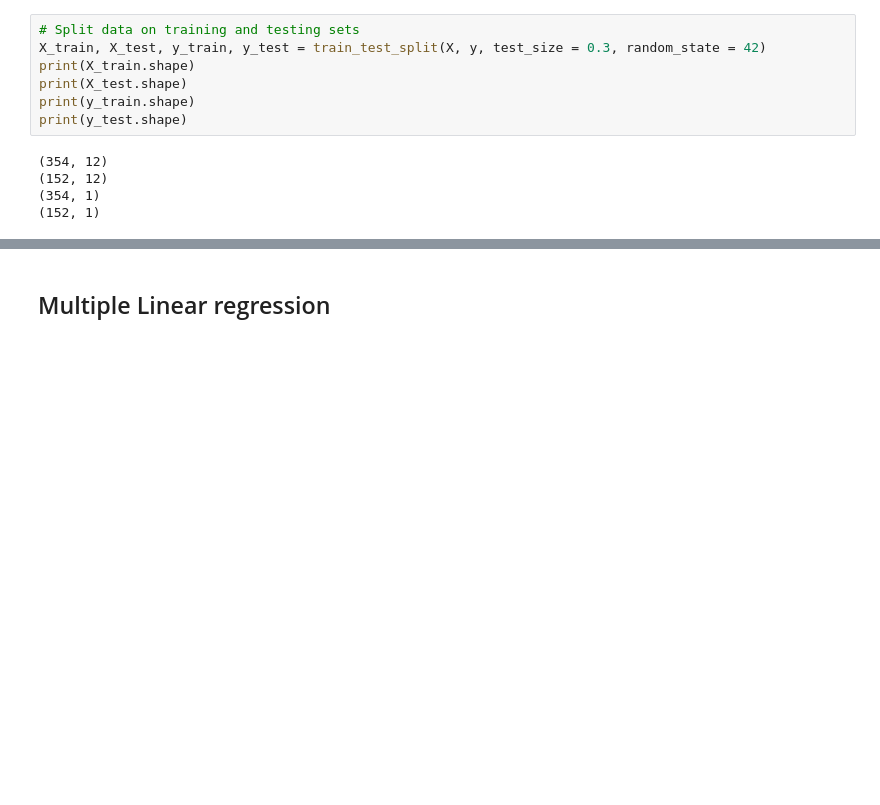
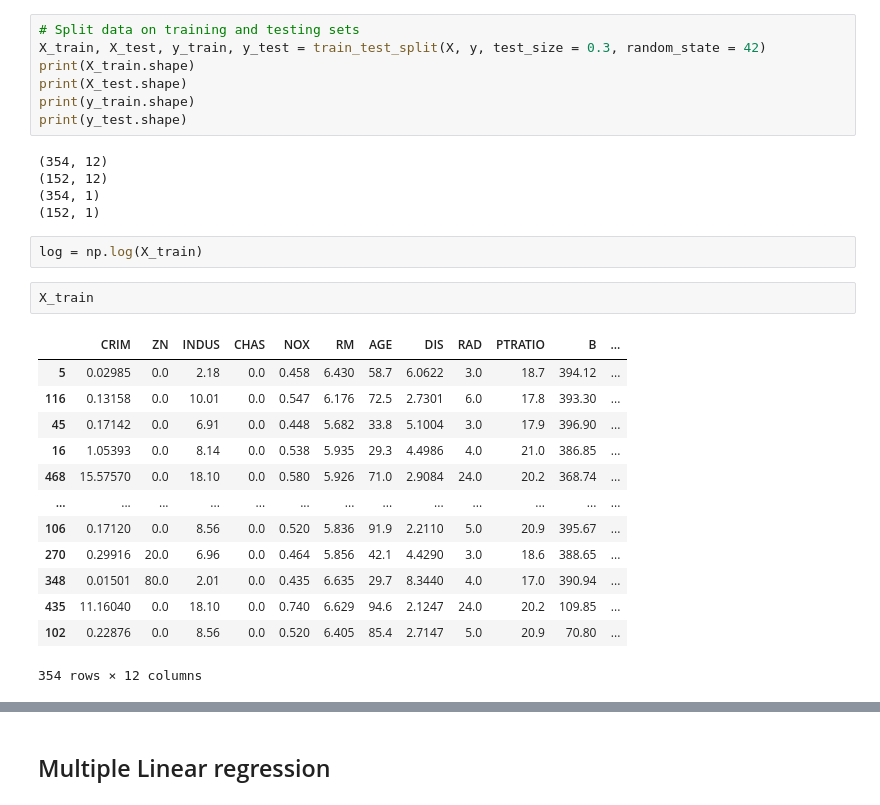
Before and after one commit to IvanaKocanova/Data_Science_Projects, a Jupyter notebook: House_price_prediction_Linear_regression.ipynb, the cells around one changed output, grey strips where cells are left out. Cells and saved outputs as stored; diff of their text form; blank space fills up the shorter version.

```diff
--- a/House_price_prediction_Linear_regression.ipynb
+++ b/House_price_prediction_Linear_regression.ipynb
@@ -185,3 +232,21 @@ print(y_test.shape)
 (152, 12)
 (354, 1)
 (152, 1)
+# %%
+log = np.log(X_train)
+# %%
+X_train
+# %% [output]
+|  | CRIM | ZN | INDUS | CHAS | NOX | RM | AGE | DIS | RAD | PTRATIO | B | ... |
+| 5 | 0.02985 | 0.0 | 2.18 | 0.0 | 0.458 | 6.430 | 58.7 | 6.0622 | 3.0 | 18.7 | 394.12 | ... |
+| 116 | 0.13158 | 0.0 | 10.01 | 0.0 | 0.547 | 6.176 | 72.5 | 2.7301 | 6.0 | 17.8 | 393.30 | ... |
+| 45 | 0.17142 | 0.0 | 6.91 | 0.0 | 0.448 | 5.682 | 33.8 | 5.1004 | 3.0 | 17.9 | 396.90 | ... |
+| 16 | 1.05393 | 0.0 | 8.14 | 0.0 | 0.538 | 5.935 | 29.3 | 4.4986 | 4.0 | 21.0 | 386.85 | ... |
+| 468 | 15.57570 | 0.0 | 18.10 | 0.0 | 0.580 | 5.926 | 71.0 | 2.9084 | 24.0 | 20.2 | 368.74 | ... |
+| ... | ... | ... | ... | ... | ... | ... | ... | ... | ... | ... | ... | ... |
+| 106 | 0.17120 | 0.0 | 8.56 | 0.0 | 0.520 | 5.836 | 91.9 | 2.2110 | 5.0 | 20.9 | 395.67 | ... |
+| 270 | 0.29916 | 20.0 | 6.96 | 0.0 | 0.464 | 5.856 | 42.1 | 4.4290 | 3.0 | 18.6 | 388.65 | ... |
+| 348 | 0.01501 | 80.0 | 2.01 | 0.0 | 0.435 | 6.635 | 29.7 | 8.3440 | 4.0 | 17.0 | 390.94 | ... |
+| 435 | 11.16040 | 0.0 | 18.10 | 0.0 | 0.740 | 6.629 | 94.6 | 2.1247 | 24.0 | 20.2 | 109.85 | ... |
+| 102 | 0.22876 | 0.0 | 8.56 | 0.0 | 0.520 | 6.405 | 85.4 | 2.7147 | 5.0 | 20.9 | 70.80 | ... |
+354 rows × 12 columns
```
Also changed, not shown: parts of 6 cells of this notebook.
